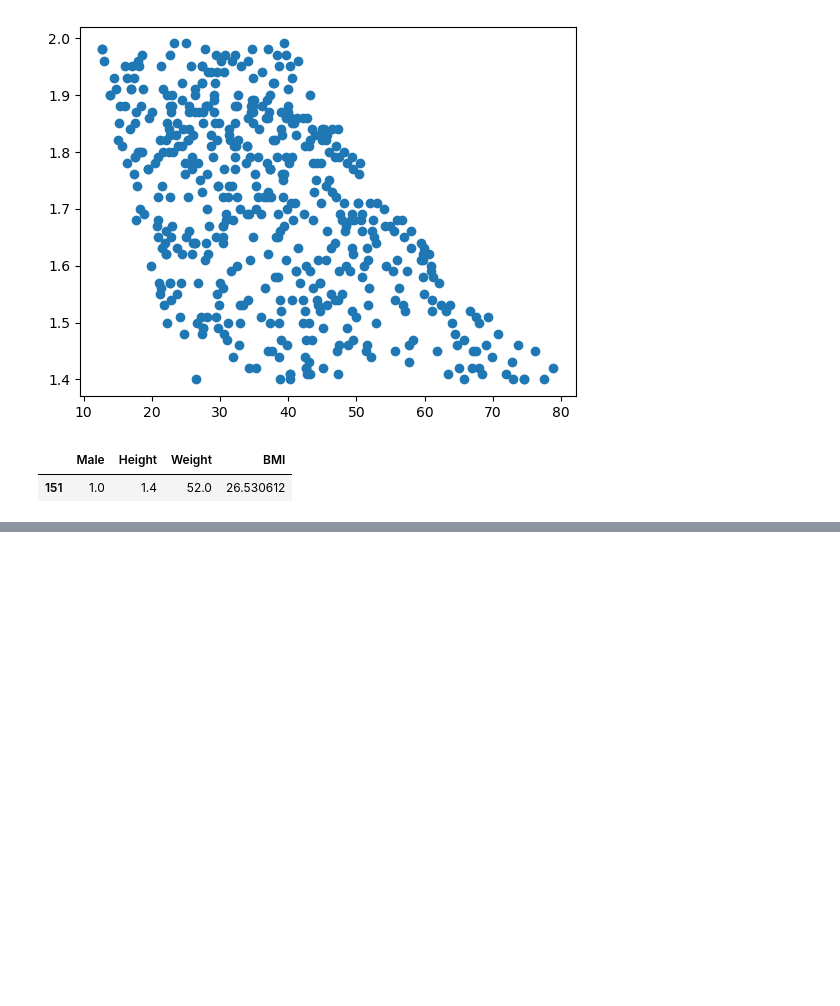
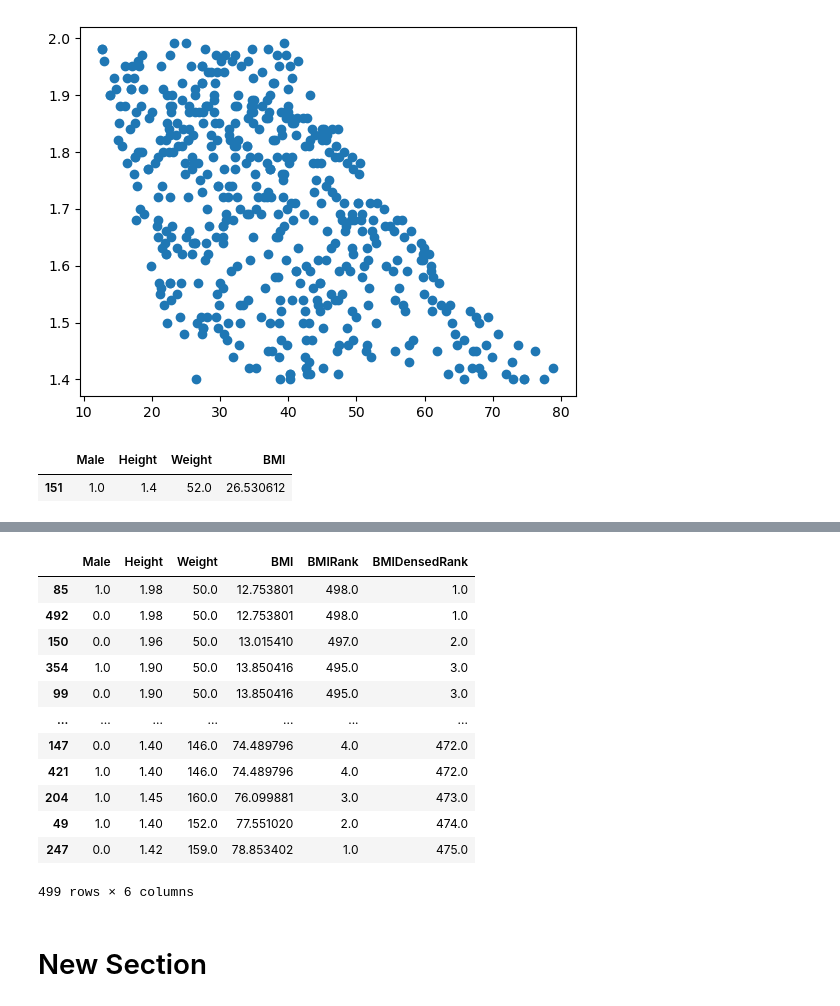
Before and after one commit to Abdullah-Hamad-Almousa/ArrayTesting, a Jupyter notebook: notes/PandasNote.ipynb, the cells around one changed output, grey strips where cells are left out. Saved outputs shown, nothing was run; the diff lists cells and outputs as text; code cells hidden in the pictures; blank space fills up the shorter version.

Commit message:
Add comment of ways to add a dataset and new section

```diff
--- a/notes/PandasNote.ipynb
+++ b/notes/PandasNote.ipynb
@@ -586,3 +586,7 @@ df.query('BMI < 30 & Height < 1.42')
 | 151 | 1.0 | 1.4 | 52.0 | 26.530612 |
 # %%
 df = df.drop(151)
+# %%
+df['BMIRank'] = df['BMI'].rank(ascending = 0, method="min")
+dfSorted = df.sort_values('BMIRank')
+dfSorted
@@ -588,0 +607,20 @@ df = df.drop(151)
+# %%
+df['BMIDensedRank'] = df['BMI'].rank(method="dense")
+dfSorted = df.sort_values('BMIDensedRank')
+dfSorted
+# %% [output]
+|  | Male | Height | Weight | BMI | BMIRank | BMIDensedRank |
+| 85 | 1.0 | 1.98 | 50.0 | 12.753801 | 498.0 | 1.0 |
+| 492 | 0.0 | 1.98 | 50.0 | 12.753801 | 498.0 | 1.0 |
+| 150 | 0.0 | 1.96 | 50.0 | 13.015410 | 497.0 | 2.0 |
+| 354 | 1.0 | 1.90 | 50.0 | 13.850416 | 495.0 | 3.0 |
+| 99 | 0.0 | 1.90 | 50.0 | 13.850416 | 495.0 | 3.0 |
+| ... | ... | ... | ... | ... | ... | ... |
+| 147 | 0.0 | 1.40 | 146.0 | 74.489796 | 4.0 | 472.0 |
+| 421 | 1.0 | 1.40 | 146.0 | 74.489796 | 4.0 | 472.0 |
+| 204 | 1.0 | 1.45 | 160.0 | 76.099881 | 3.0 | 473.0 |
+| 49 | 1.0 | 1.40 | 152.0 | 77.551020 | 2.0 | 474.0 |
+| 247 | 0.0 | 1.42 | 159.0 | 78.853402 | 1.0 | 475.0 |
+499 rows × 6 columns
+# %% [markdown]
+# New Section
```
Also changed, not shown: parts of 11 cells of this notebook.
